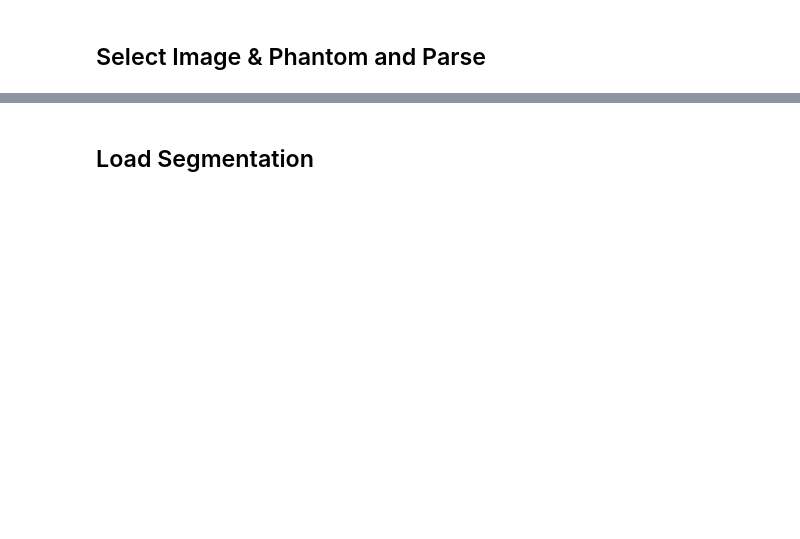
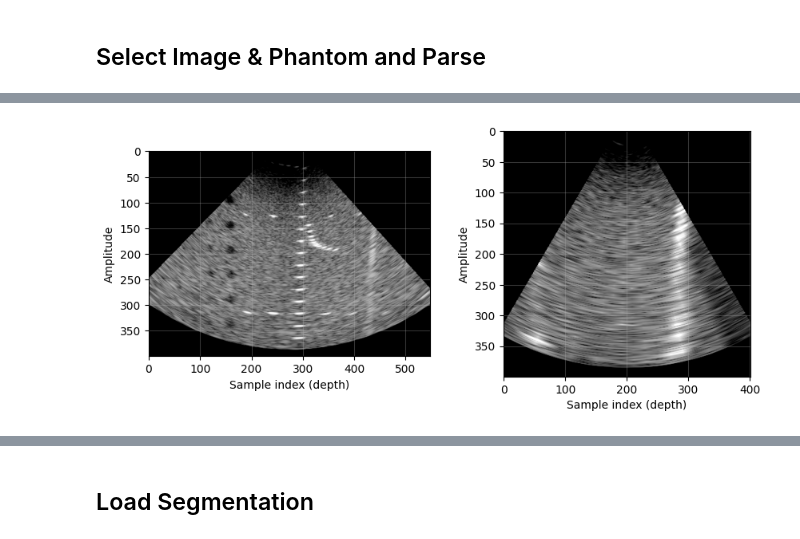
Before and after one commit to QuantUS-OpenSource/QuantUS-Backend-QUS, a Jupyter notebook: CLI-Demos/utc_demo 3d.ipynb, the cells around one changed output, grey strips where cells are left out. Drawn from its saved outputs; the diff is of its cells as text; code cells hidden in the pictures; blank space fills up the shorter version.

```diff
--- a/CLI-Demos/utc_demo 3d.ipynb
+++ b/CLI-Demos/utc_demo 3d.ipynb
@@ -21,8 +33,8 @@ Available scan types: ['terason_rf', 'siemens_rf', 'philips_rf_sc_3d_PKL', 'cano
 # %%
-scan_type = 'philips_rf_sc_3d_PKL'
+scan_type = 'philips_pkl'
 
-scan_path = '/Volumes/TOSHIBA EXT/Philips 3D RF/Scans/SHC-P004-V03-RF1_20241015_155205.pkl'
-phantom_path = '/Volumes/TOSHIBA EXT/Philips 3D RF/Phantom/IMAN-PHANTOM-RF2_20250311_162604.pkl'
+scan_path = '/Volumes/T5 EVO/UCSD_3DCEUS/RF/3DMPUS-ATS-Phantom/ats_PHANTOM_rfCapture_20251023_125934.pkl'
+phantom_path = '/Volumes/T5 EVO/UCSD_3DCEUS/RF/3DMPUS-ATS-Phantom/ats_PHANTOM_rfCapture_20251023_125934.pkl'
 scan_loader_kwargs = {}
 # %%
 from quantus.entrypoints import scan_loading_step
@@ -30,0 +422,14 @@ image_data = scan_loading_step(scan_type, scan_path, phantom_path, **scan_loader
+# %%
+fig, axes = plt.subplots(1, 2, figsize=(10, 4))
+
+axes[0].imshow(image_data.sc_bmode[:,:,200],cmap='gray')
+axes[0].set_xlabel('Sample index (depth)')
+axes[0].set_ylabel('Amplitude')
+axes[0].grid(True, alpha=0.3)
+
+axes[1].imshow(image_data.sc_bmode[:,230,:],cmap='gray')
+axes[1].set_xlabel('Sample index (depth)')
+axes[1].set_ylabel('Amplitude')
+axes[1].grid(True, alpha=0.3)
+# %% [output]
+[figure, added]
```
Also changed, not shown: parts of 29 cells of this notebook, 10 other files.
